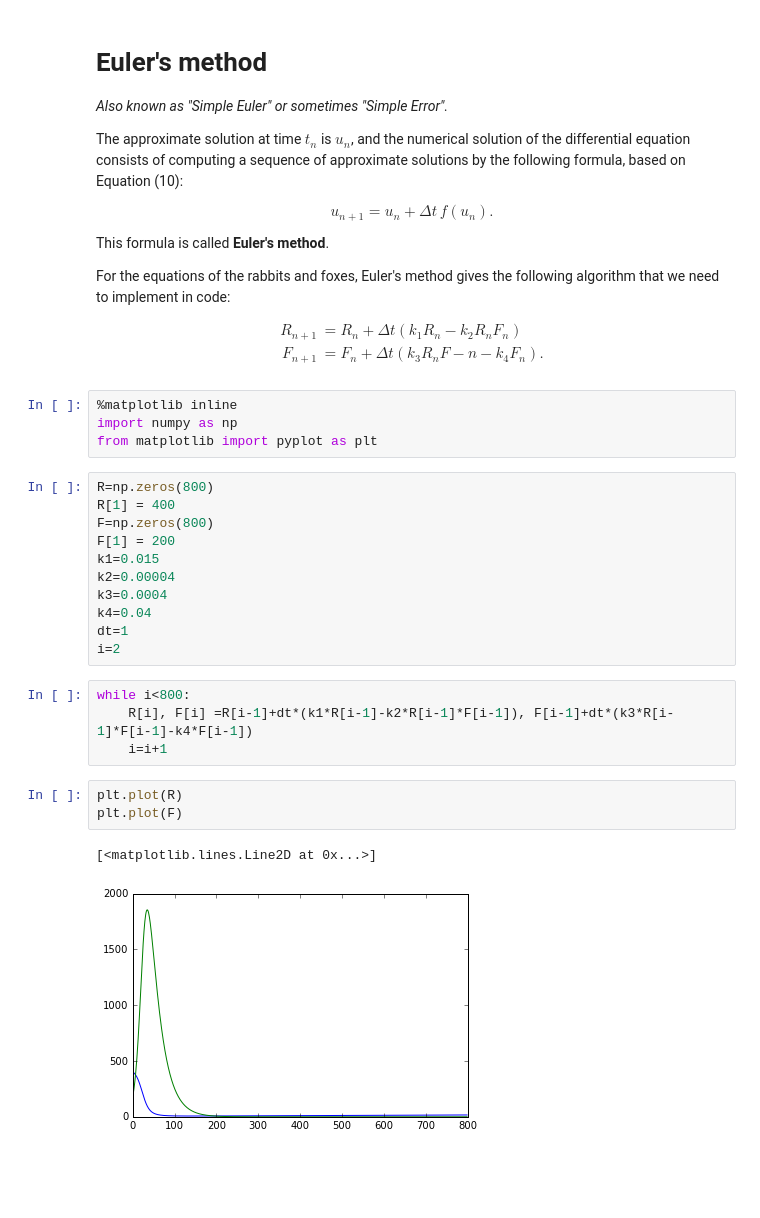
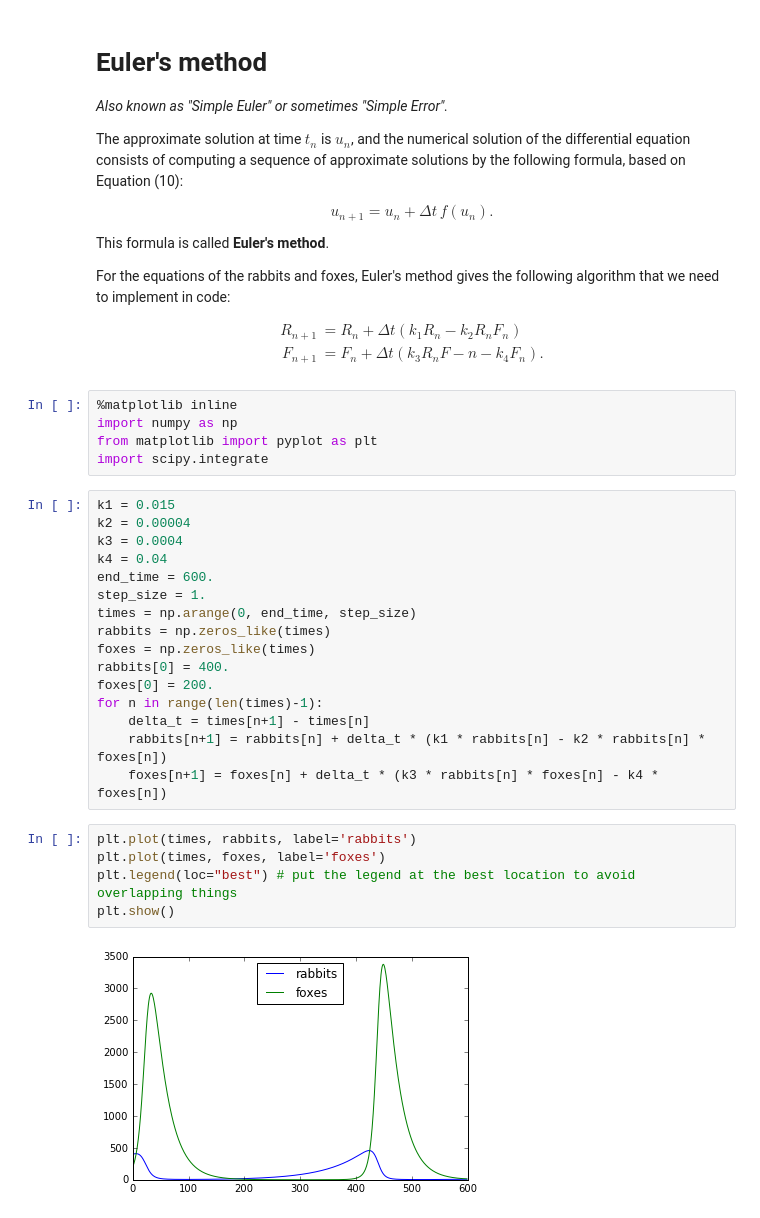
Before and after one commit to mpuzan/rabbits-and-foxes-djanetos, a Jupyter notebook: rabbits-and-foxes.ipynb, the cells around one changed output. Cells and saved outputs as stored; diff of their text form; blank space fills up the shorter version.

```diff
--- a/rabbits-and-foxes.ipynb
+++ b/rabbits-and-foxes.ipynb
@@ -62,24 +62,27 @@ F_{n+1} & = F_n + \Delta t \left( k_3 R_n F-n - k_4 F_n \right).
 %matplotlib inline
 import numpy as np
 from matplotlib import pyplot as plt
+import scipy.integrate
-# %%
-R=np.zeros(800)
-R[1] = 400
-F=np.zeros(800)
-F[1] = 200
-k1=0.015
-k2=0.00004
-k3=0.0004
-k4=0.04
-dt=1
-i=2
-# %%
-while i<800:
-    R[i], F[i] =R[i-1]+dt*(k1*R[i-1]-k2*R[i-1]*F[i-1]), F[i-1]+dt*(k3*R[i-1]*F[i-1]-k4*F[i-1])
-    i=i+1
-# %%
-plt.plot(R)
-plt.plot(F)
-# %% [output]
-[<matplotlib.lines.Line2D at 0x...>]
-[figure, removed]
+# %%
+k1 = 0.015
+k2 = 0.00004
+k3 = 0.0004
+k4 = 0.04
+end_time = 600.
+step_size = 1.
+times = np.arange(0, end_time, step_size)
+rabbits = np.zeros_like(times)
+foxes = np.zeros_like(times)
+rabbits[0] = 400.
+foxes[0] = 200.
+for n in range(len(times)-1):
+    delta_t = times[n+1] - times[n]
+    rabbits[n+1] = rabbits[n] + delta_t * (k1 * rabbits[n] - k2 * rabbits[n] * foxes[n])
+    foxes[n+1] = foxes[n] + delta_t * (k3 * rabbits[n] * foxes[n] - k4 * foxes[n])
+# %%
+plt.plot(times, rabbits, label='rabbits')
+plt.plot(times, foxes, label='foxes')
+plt.legend(loc="best") # put the legend at the best location to avoid overlapping things
+plt.show()
+# %% [output]
+[figure, added]
```
Also changed, not shown: parts of 8 cells of this notebook.
